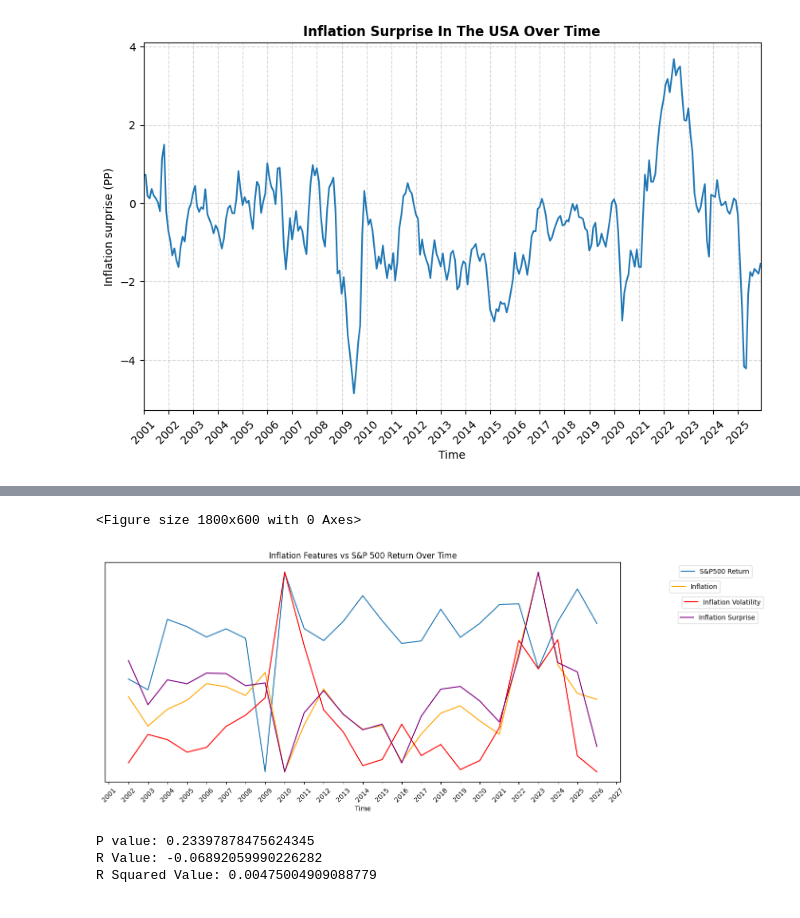
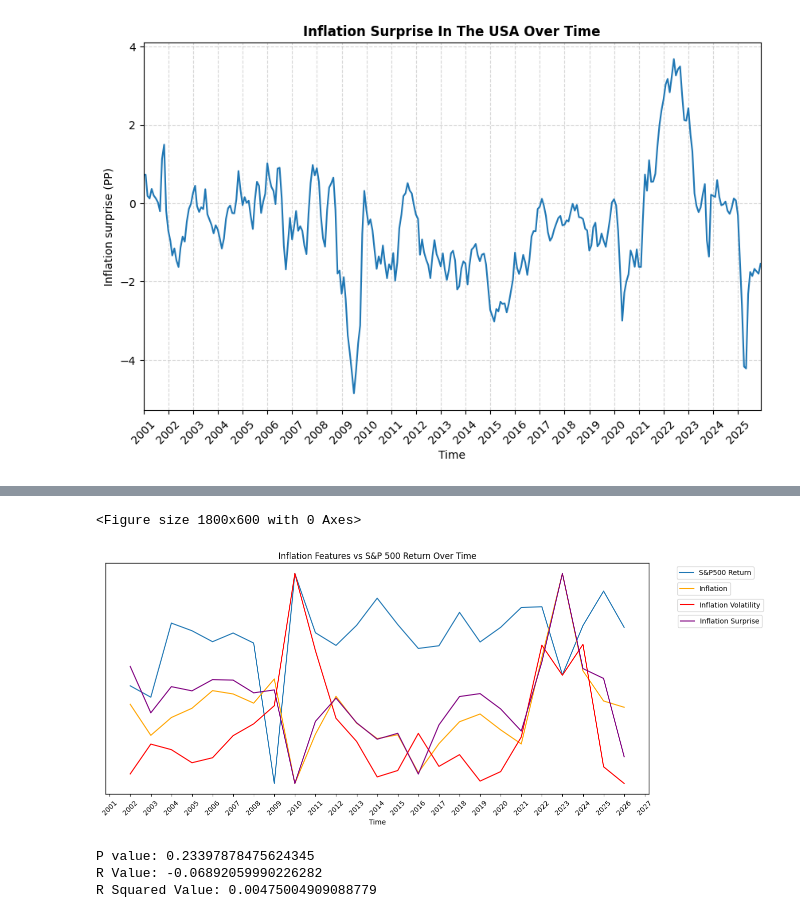
Before and after one commit to jamesr1x/Inflation_Stock_Returns_Analysis, a Jupyter notebook: Scripts/Analysis.ipynb, the cells around one changed output, grey strips where cells are left out. Drawn from its saved outputs; the diff is of its cells as text; code cells hidden in the pictures.

```diff
--- a/Scripts/Analysis.ipynb
+++ b/Scripts/Analysis.ipynb
@@ -118,36 +117,36 @@ plt.show()
 #Time series comparing all previously mentioned components of inflation over time on a yearly basis
 plt.figure(figsize=(18,6))
 df_yearly = df.resample('YE').mean() #Decided to resample data to yearly data points since monthly values made the graph very cluttered
 plt.figure(figsize=(14,6))
 ax1 = sns.lineplot(x=df_yearly.index, y=df_yearly.SP500_monthly_return, label = "S&P500 Return")
 ax1.grid(False) #removes grid lines
 ax1.set_ylabel("") #removes y axis label
 ax1.set_yticks([]) #removes y tick names
 ax2 = ax1.twinx() #allows me to add another y axis
 sns.lineplot(x=df_yearly.index, y=df_yearly.YOY_inflation, ax=ax2, color="orange", label = "Inflation")
 ax2.grid(False)
 ax2.set_ylabel("")
 ax2.set_yticks([])
 ax3 = ax2.twinx()
 sns.lineplot(x=df_yearly.index, y=df_yearly.Inflation_volatility, ax=ax3, color="red", label = "Inflation Volatility")
 ax3.grid(False)
 ax3.set_ylabel("")
 ax3.set_yticks([])
 ax4 = ax3.twinx()
 sns.lineplot(x=df_yearly.index, y=df_yearly.Inflation_surprise, ax=ax4, color="purple", label = "Inflation Surprise")
 ax4.grid(False)
 ax4.set_ylabel("")
 ax4.set_yticks([])
 plt.gca().xaxis.set_major_locator(mdates.YearLocator(base=1)) #changes x axis ticks to every year
 ax1.tick_params(axis='x', rotation=45)
 ax1.set_xlabel("Time")
 plt.title("Inflation Features vs S&P 500 Return Over Time")
-ax1.legend(bbox_to_anchor=(1.262, 1)) #positions the legend in a different place
-ax2.legend(bbox_to_anchor=(1.2, 0.93))
-ax3.legend(bbox_to_anchor=(1.284, 0.86))
-ax4.legend(bbox_to_anchor=(1.273, 0.79))
+ax1.legend(bbox_to_anchor=(1.2, 1)) #positions the legend in a different place
+ax2.legend(bbox_to_anchor=(1.157, 0.93))
+ax3.legend(bbox_to_anchor=(1.217, 0.86))
+ax4.legend(bbox_to_anchor=(1.215, 0.79))
 plt.show()
 # %% [output]
 <Figure size 1800x600 with 0 Axes>
-[figure, old version]
+[figure, new version]
 # %%
```
Also changed, not shown: parts of 21 cells of this notebook.
